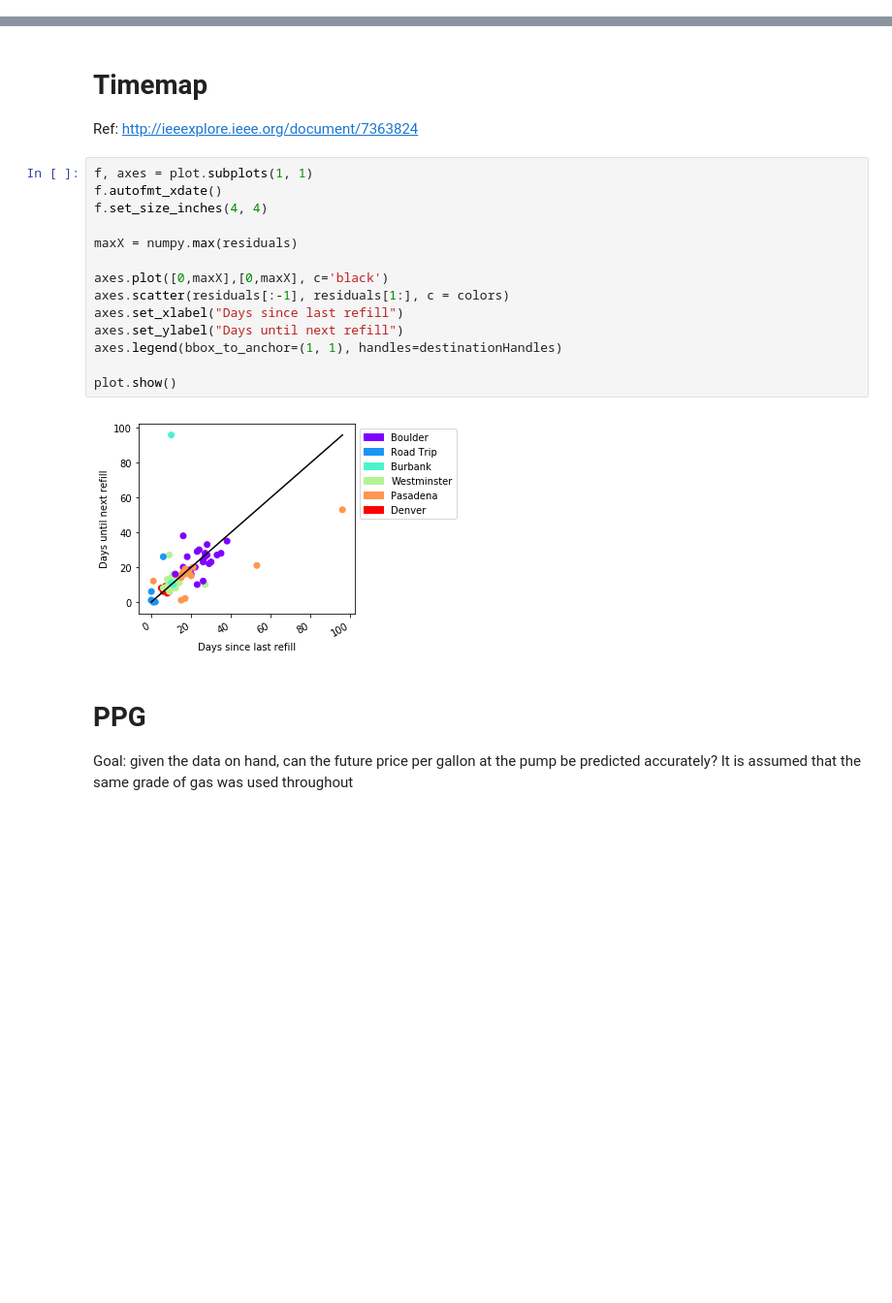
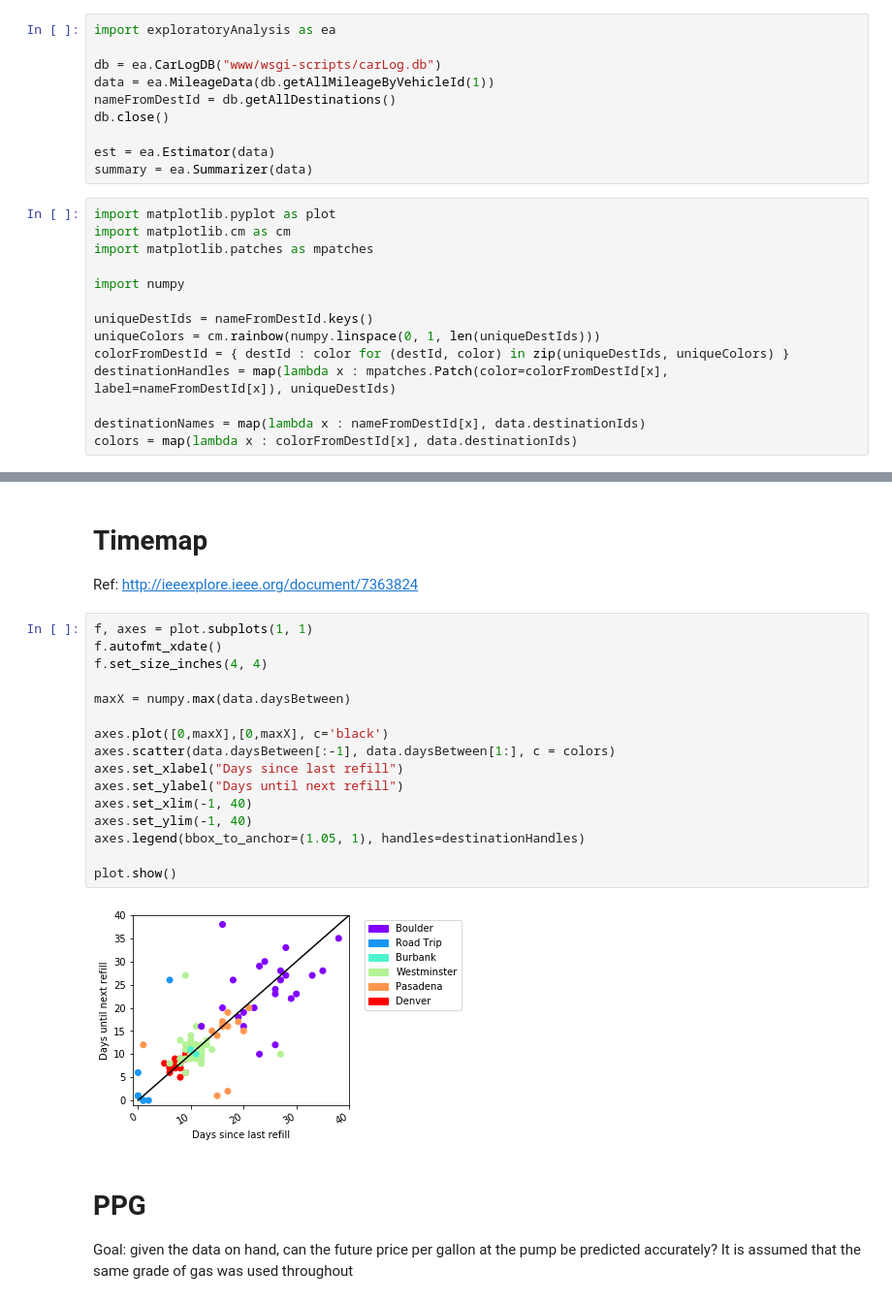
Before and after one commit to lewellen/carLog, a Jupyter notebook: exploratoryAnalysis.ipynb, the cells around one changed output, grey strips where cells are left out. Shown: that part at 97% size. Cells and saved outputs as stored; diff of their text form; blank space fills up the shorter version.

```diff
--- a/exploratoryAnalysis.ipynb
+++ b/exploratoryAnalysis.ipynb
@@ -55,3 +1,27 @@ destinationHandles = map(lambda x : mpatches.Patch(color=colorFromDestId[x], lab
+# %%
+import exploratoryAnalysis as ea
+
+db = ea.CarLogDB("www/wsgi-scripts/carLog.db")
+data = ea.MileageData(db.getAllMileageByVehicleId(1))
+nameFromDestId = db.getAllDestinations()
+db.close()
+
+est = ea.Estimator(data)
+summary = ea.Summarizer(data)
+# %%
+import matplotlib.pyplot as plot
+import matplotlib.cm as cm
+import matplotlib.patches as mpatches
+
+import numpy
+
+uniqueDestIds = nameFromDestId.keys()
+uniqueColors = cm.rainbow(numpy.linspace(0, 1, len(uniqueDestIds)))
+colorFromDestId = { destId : color for (destId, color) in zip(uniqueDestIds, uniqueColors) }
+destinationHandles = map(lambda x : mpatches.Patch(color=colorFromDestId[x], label=nameFromDestId[x]), uniqueDestIds)
+
+destinationNames = map(lambda x : nameFromDestId[x], data.destinationIds)
+colors = map(lambda x : colorFromDestId[x], data.destinationIds)
 # %% [markdown]
 # Trip Mileage
 Trip mileage is the distance traveled since the last gas refill. Assumed that the trip mileage is always reset to zero between refills, and that the maximum distance is traveled given a full tank of gas between refills.
@@ -299,19 +221,21 @@ Ref: http://ieeexplore.ieee.org/document/7363824
 # %%
 f, axes = plot.subplots(1, 1)
 f.autofmt_xdate()
 f.set_size_inches(4, 4)
 
-maxX = numpy.max(residuals)
+maxX = numpy.max(data.daysBetween)
 
 axes.plot([0,maxX],[0,maxX], c='black')
-axes.scatter(residuals[:-1], residuals[1:], c = colors)
+axes.scatter(data.daysBetween[:-1], data.daysBetween[1:], c = colors)
 axes.set_xlabel("Days since last refill")
 axes.set_ylabel("Days until next refill")
-axes.legend(bbox_to_anchor=(1, 1), handles=destinationHandles)
+axes.set_xlim(-1, 40)
+axes.set_ylim(-1, 40)
+axes.legend(bbox_to_anchor=(1.05, 1), handles=destinationHandles)
 
 plot.show()
 # %% [output]
-[figure, old version]
+[figure, new version]
 # %% [markdown]
 # PPG
 Goal: given the data on hand, can the future price per gallon at the pump be predicted accurately?
```
Also changed, not shown: parts of 16 cells of this notebook, 1 other file.
